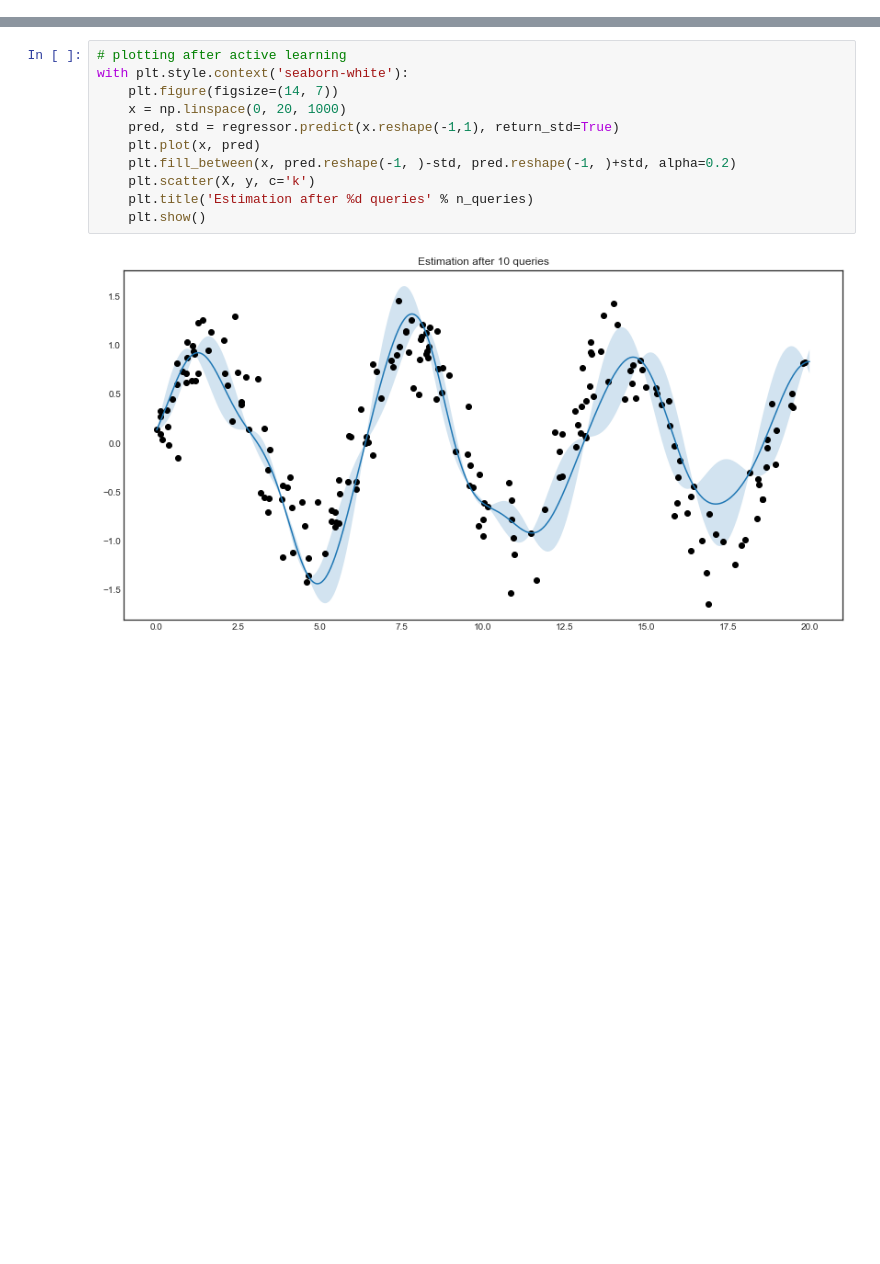
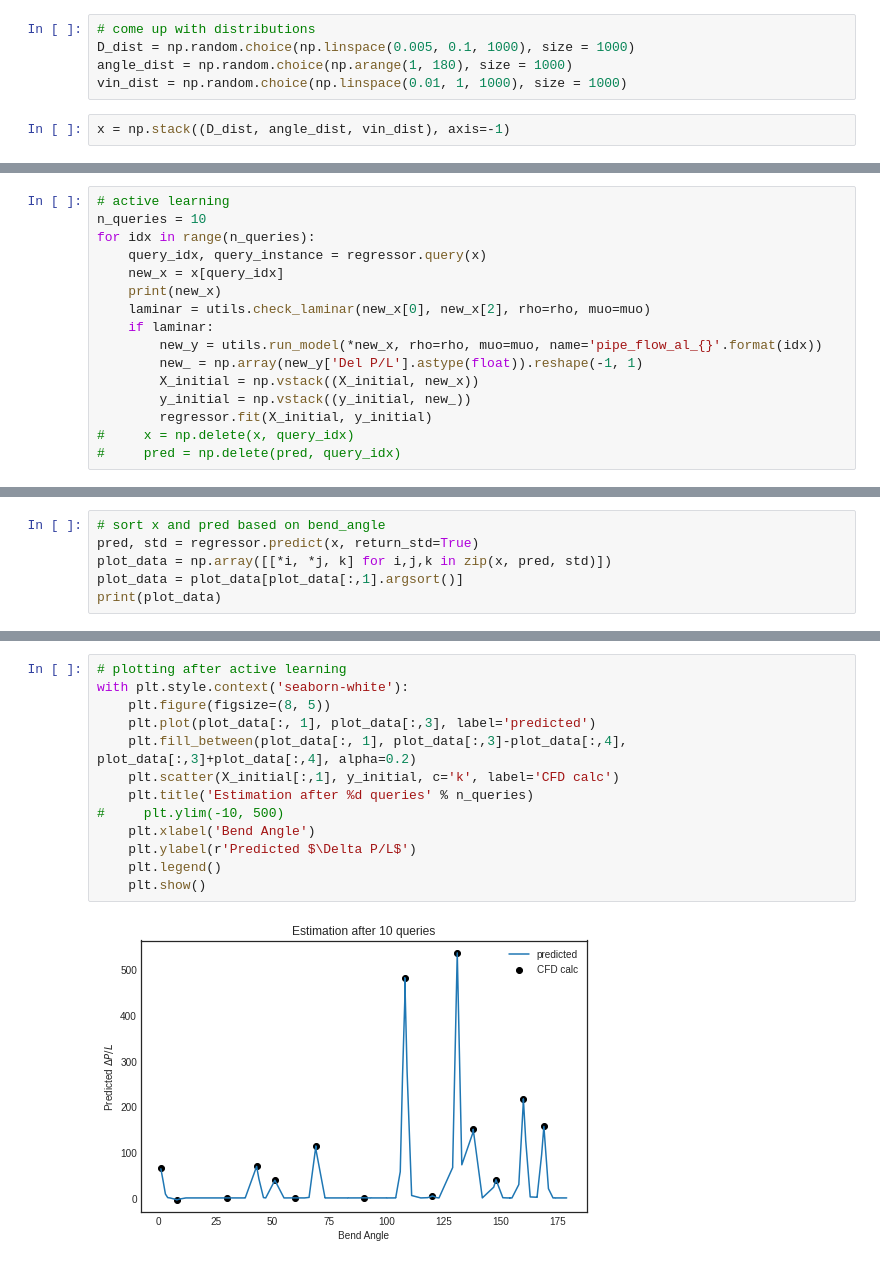
Before and after one commit to ur-whitelab/alcfd, a Jupyter notebook: al_gpr.ipynb, the cells around one changed output, grey strips where cells are left out. Cells and saved outputs as stored; diff of their text form; blank space fills up the shorter version.

Commit message:
Broken CFD mesher for some inputs, AL graphs look wierd

```diff
--- a/al_gpr.ipynb
+++ b/al_gpr.ipynb
@@ -52,0 +44,7 @@ for idx in range(n_queries):
+# %%
+# come up with distributions
+D_dist = np.random.choice(np.linspace(0.005, 0.1, 1000), size = 1000)
+angle_dist = np.random.choice(np.arange(1, 180), size = 1000)
+vin_dist = np.random.choice(np.linspace(0.01, 1, 1000), size = 1000)
+# %%
+x = np.stack((D_dist, angle_dist, vin_dist), axis=-1)
@@ -52,0 +72,16 @@ for idx in range(n_queries):
+# %%
+# active learning
+n_queries = 10
+for idx in range(n_queries):
+    query_idx, query_instance = regressor.query(x)
+    new_x = x[query_idx]
+    print(new_x)
+    laminar = utils.check_laminar(new_x[0], new_x[2], rho=rho, muo=muo)
+    if laminar:
+        new_y = utils.run_model(*new_x, rho=rho, muo=muo, name='pipe_flow_al_{}'.format(idx))
+        new_ = np.array(new_y['Del P/L'].astype(float)).reshape(-1, 1)
+        X_initial = np.vstack((X_initial, new_x))
+        y_initial = np.vstack((y_initial, new_))
+        regressor.fit(X_initial, y_initial)
+#     x = np.delete(x, query_idx)
+#     pred = np.delete(pred, query_idx)
@@ -52,0 +106,6 @@ for idx in range(n_queries):
+# %%
+# sort x and pred based on bend_angle
+pred, std = regressor.predict(x, return_std=True)
+plot_data = np.array([[*i, *j, k] for i,j,k in zip(x, pred, std)])
+plot_data = plot_data[plot_data[:,1].argsort()]
+print(plot_data)
@@ -53,13 +130,15 @@ for idx in range(n_queries):
 # %%
 # plotting after active learning
 with plt.style.context('seaborn-white'):
-    plt.figure(figsize=(14, 7))
-    x = np.linspace(0, 20, 1000)
-    pred, std = regressor.predict(x.reshape(-1,1), return_std=True)
-    plt.plot(x, pred)
-    plt.fill_between(x, pred.reshape(-1, )-std, pred.reshape(-1, )+std, alpha=0.2)
-    plt.scatter(X, y, c='k')
+    plt.figure(figsize=(8, 5))
+    plt.plot(plot_data[:, 1], plot_data[:,3], label='predicted')
+    plt.fill_between(plot_data[:, 1], plot_data[:,3]-plot_data[:,4], plot_data[:,3]+plot_data[:,4], alpha=0.2)
+    plt.scatter(X_initial[:,1], y_initial, c='k', label='CFD calc')
     plt.title('Estimation after %d queries' % n_queries)
+#     plt.ylim(-10, 500)
+    plt.xlabel('Bend Angle')
+    plt.ylabel(r'Predicted $\Delta P/L$')
+    plt.legend()
     plt.show()
 # %% [output]
-[figure, old version]
+[figure, new version]
```
Also changed, not shown: parts of 8 cells of this notebook, 2 other files.
